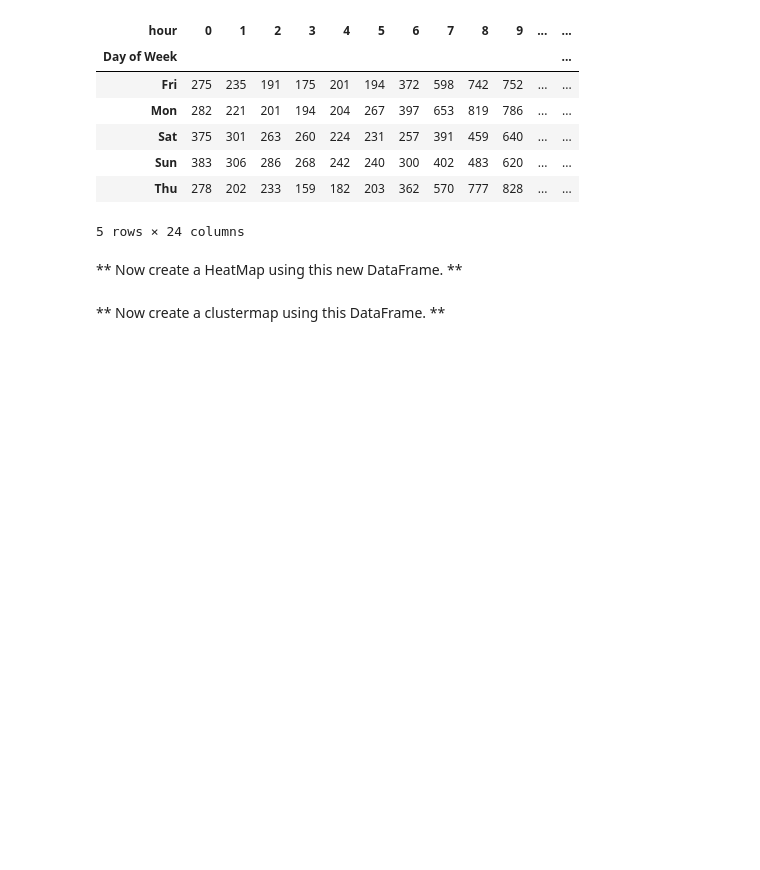
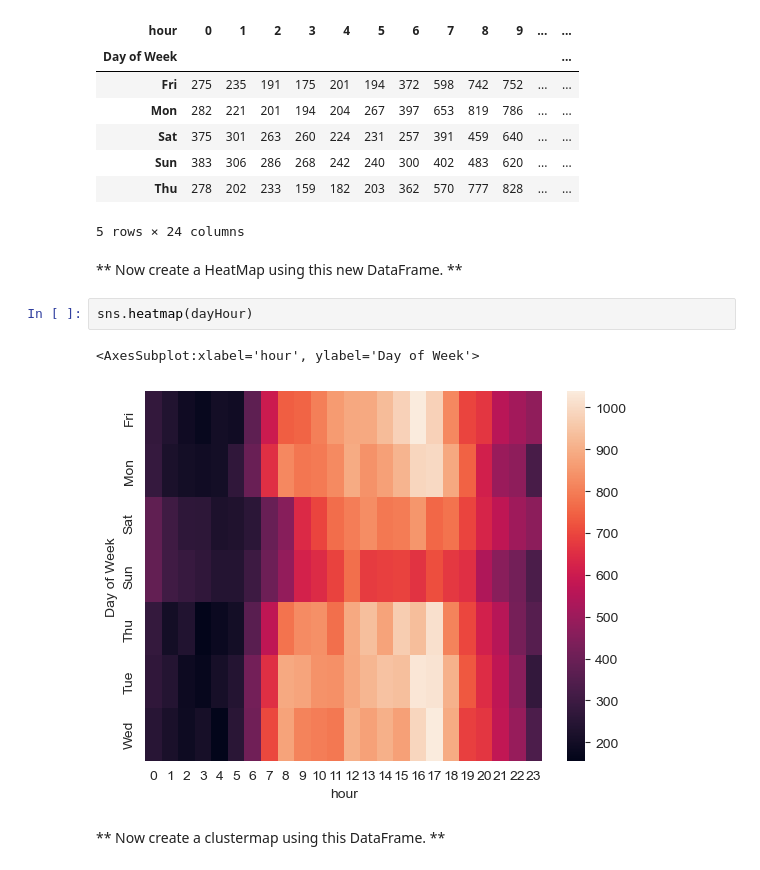
Before and after one commit to NahuelCl/911Calls_analysis, a Jupyter notebook: 01-911 Calls Data Analysis Poject.ipynb, the cells around one changed output. Drawn from its saved outputs; the diff is of its cells as text; blank space fills up the shorter version.

```diff
--- a/01-911 Calls Data Analysis Poject.ipynb
+++ b/01-911 Calls Data Analysis Poject.ipynb
@@ -298,5 +298,10 @@ dayHour.head()
 5 rows × 24 columns
 # %% [markdown]
 ** Now create a HeatMap using this new DataFrame. **
+# %%
+sns.heatmap(dayHour)
+# %% [output]
+<AxesSubplot:xlabel='hour', ylabel='Day of Week'>
+[figure, added]
 # %% [markdown]
 ** Now create a clustermap using this DataFrame. **
```
Also changed, not shown: parts of 2 cells of this notebook.
